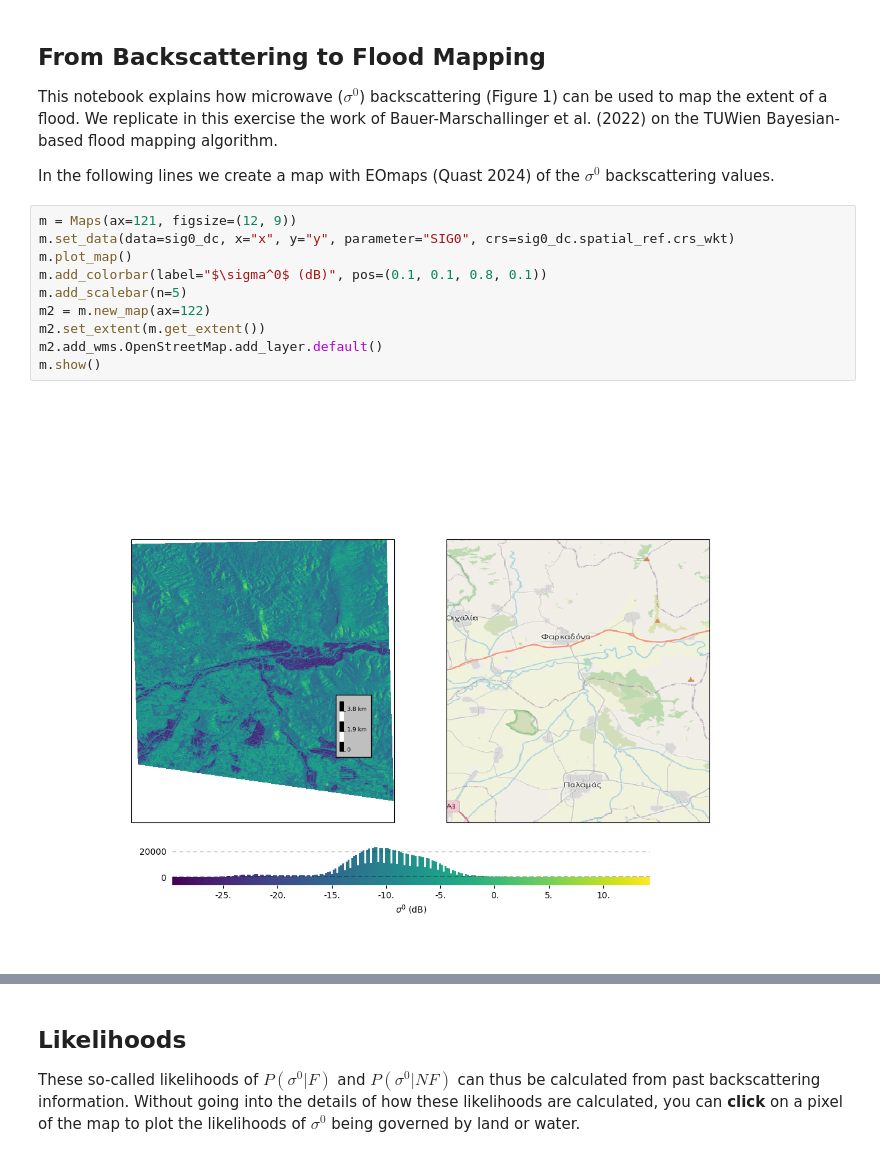
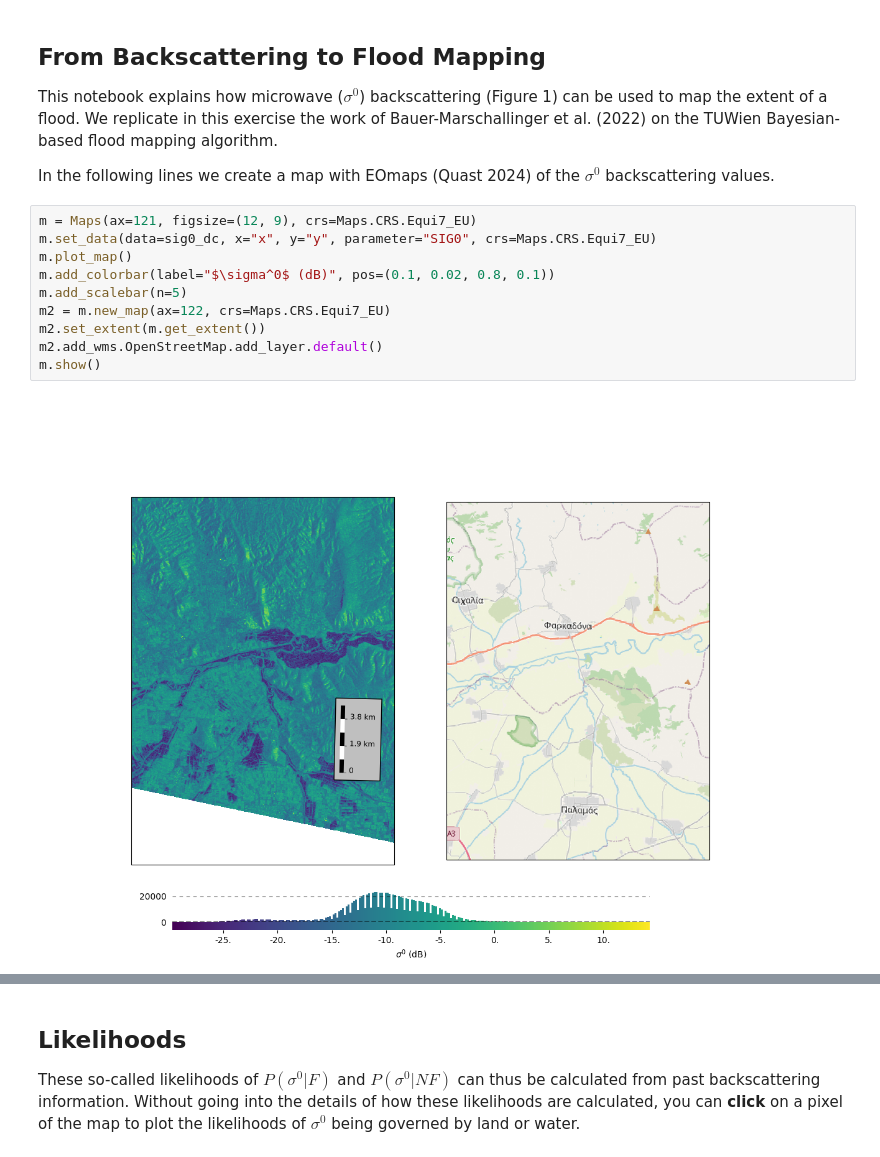
Before and after one commit to TUW-GEO/tuw_education_notebooks, a Jupyter notebook: 01_notebook_as_an_app.ipynb, the cells around one changed output, grey strips where cells are left out. Cells and saved outputs as stored; diff of their text form.

```diff
--- a/01_notebook_as_an_app.ipynb
+++ b/01_notebook_as_an_app.ipynb
@@ -20,17 +20,17 @@ This notebook explains how microwave ($\sigma^0$) backscattering (Figure 1) can
 
 In the following lines we create a map with EOmaps (Quast 2024) of the $\sigma^0$ backscattering values.
 # %%
-m = Maps(ax=121, figsize=(12, 9))
-m.set_data(data=sig0_dc, x="x", y="y", parameter="SIG0", crs=sig0_dc.spatial_ref.crs_wkt)
+m = Maps(ax=121, figsize=(12, 9), crs=Maps.CRS.Equi7_EU)
+m.set_data(data=sig0_dc, x="x", y="y", parameter="SIG0", crs=Maps.CRS.Equi7_EU)
 m.plot_map()
-m.add_colorbar(label="$\sigma^0$ (dB)", pos=(0.1, 0.1, 0.8, 0.1))
+m.add_colorbar(label="$\sigma^0$ (dB)", pos=(0.1, 0.02, 0.8, 0.1))
 m.add_scalebar(n=5)
-m2 = m.new_map(ax=122)
+m2 = m.new_map(ax=122, crs=Maps.CRS.Equi7_EU)
 m2.set_extent(m.get_extent())
 m2.add_wms.OpenStreetMap.add_layer.default()
 m.show()
 # %% [output]
-[figure, old version]
+[figure, new version]
 # %% [markdown]
 *Figure 1: Area targeted for $\sigma^0$ backscattering is the Greek region of Thessaly, which experienced a major flood in February of 2018.*
 
```
Also changed, not shown: parts of 3 cells of this notebook, 5 other files.
